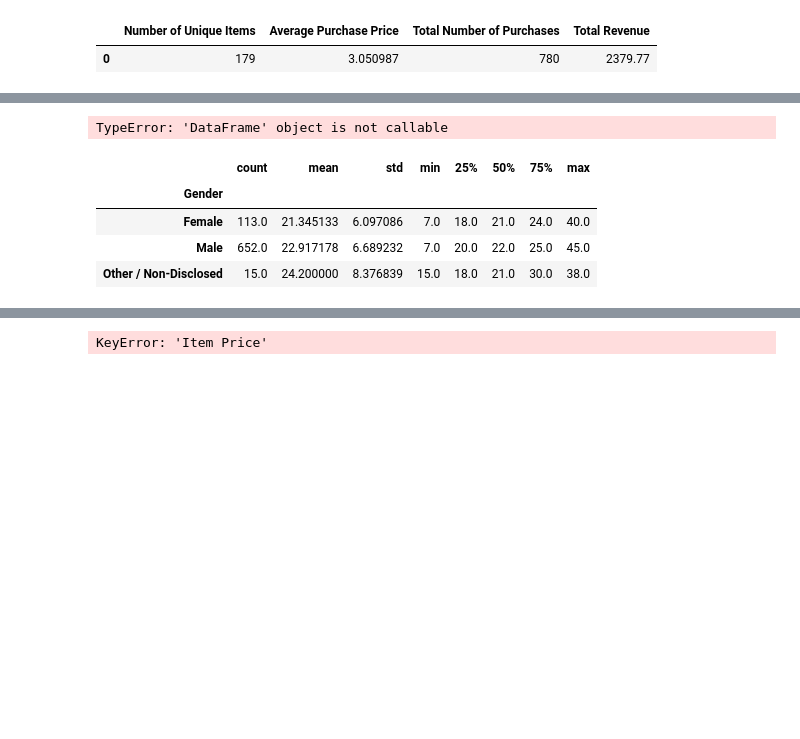
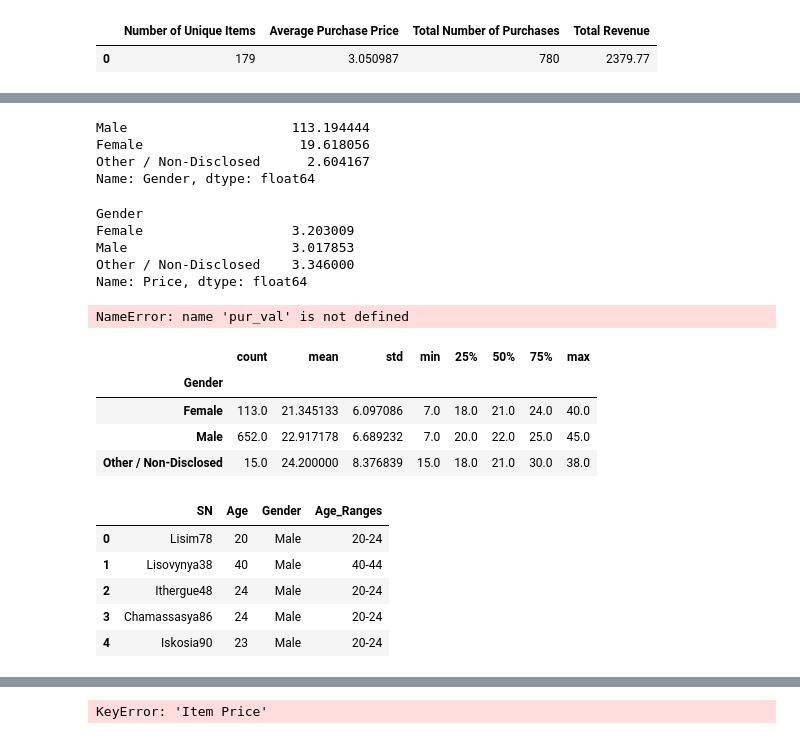
Before and after one commit to jocelyn4112/pandas-challenge, a Jupyter notebook: MainHouse.ipynb, the cells around one changed output, grey strips where cells are left out. Cells and saved outputs as stored; diff of their text form; code cells hidden in the pictures; blank space fills up the shorter version.

```diff
--- a/MainHouse.ipynb
+++ b/MainHouse.ipynb
@@ -80,13 +82,29 @@ NameError: name 'ender_players_df' is not defined
+# %%
+gender_stats / num_players * 100
+# %% [output]
+Male                     113.194444
+Female                    19.618056
+Other / Non-Disclosed      2.604167
+Name: Gender, dtype: float64
+# %%
+purchase_df.groupby(['Gender']).mean()['Price']
+# %% [output]
+Gender
+Female                   3.203009
+Male                     3.017853
+Other / Non-Disclosed    3.346000
+Name: Price, dtype: float64
 # %%
 #"Purchasing ANalysis by Gender Break out" Purchase count, avg purchase price, total purchase value, avg purchasre total/person by gender - Build a dataframe from the groupby?
 #Purchase COunt
-pur_count = Gender_players_df.sum()("Purchase ID")
+pur_total = purchase_df.groupby(['Gender']).sum()['Price']
+#Gender_players_df.sum()("Purchase ID") #DO this - grouby gender then sum
 # Average Price
-avg_price = Gender_players_df.mean()("Price")
+avg_price =  purchase_df.groupby(['Gender']).mean()['Price']
 #Total Purchase Value
-pur_val = Gender_players_df.sum()("Price")
+pur_count = purchase_df.groupby(['Gender']).count()['Price']
 # Average Purchase Total Per Person by Gender"
-gender_avg = Gender_players_df.mean()("Gender")
+#gender_avg = Gender_players_df.mean()("Gender")
 
 Gender_breakout_df = pd.DataFrame([{"Purchase Count":[pur_count] ,
                                   "Average Purchase Price": [avg_price] ,
@@ -96,7 +114,7 @@ Gender_breakout_df = pd.DataFrame([{"Purchase Count":[pur_count] ,
 Gender_players_df
 #Gender_player.df.loc[:,[]]
 # %% [output]
-TypeError: 'DataFrame' object is not callable
+NameError: name 'pur_val' is not defined
 # %%
 #Use grouped data and filer from there Gender > Age
 Gender_players_df["Age"].value_counts()
@@ -140,7 +158,15 @@ group_names = ["6-9","10-14","15-19","20-24","25-29","30-34","35-39","40-44","45
 # %%
 
 #Group bins with names
 #age_groups = pd.cut(Age_df["Age"], bins, labels = group_names)
 #New_Age_df = pd.cut(Age_df["Age"], bins, labels=group_names).head()
 #Age_df["Age"] =
-pd.cut(Age_df["Age"], bins, labels=group_names, include_lowest=True).head()
+players_unique_df["Age_Ranges"] = pd.cut(players_unique_df["Age"], bins, labels=group_names, include_lowest=True).head()
+players_unique_df.head()
+# %% [output]
+|  | SN | Age | Gender | Age_Ranges |
+| 0 | Lisim78 | 20 | Male | 20-24 |
+| 1 | Lisovynya38 | 40 | Male | 40-44 |
+| 2 | Ithergue48 | 24 | Male | 20-24 |
+| 3 | Chamassasya86 | 24 | Male | 20-24 |
+| 4 | Iskosia90 | 23 | Male | 20-24 |
```
Also changed, not shown: parts of 9 cells of this notebook.
